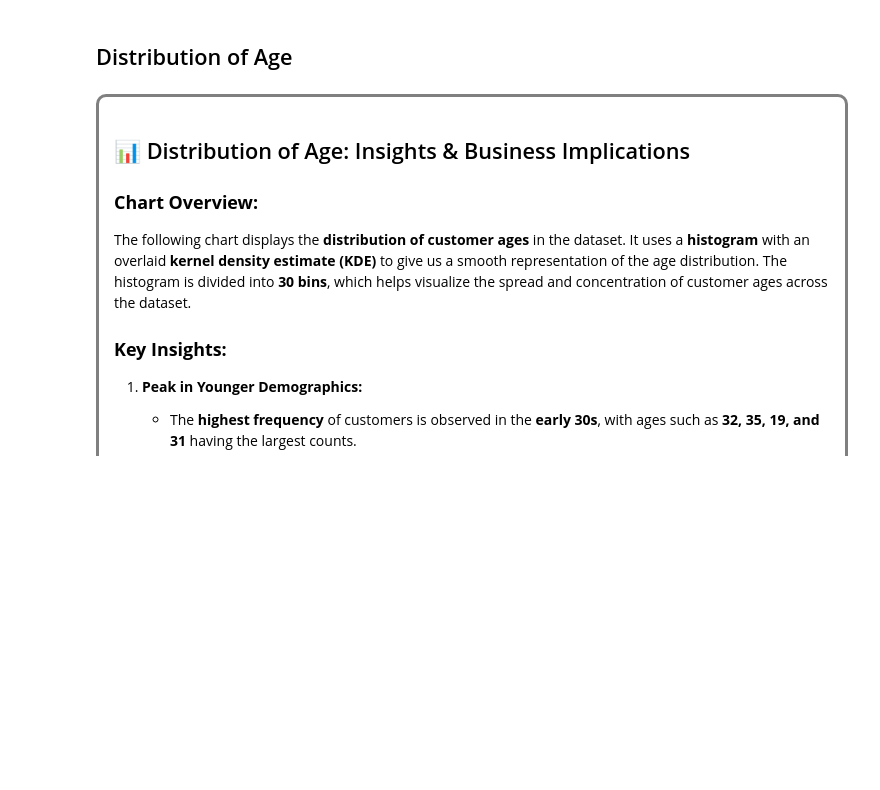
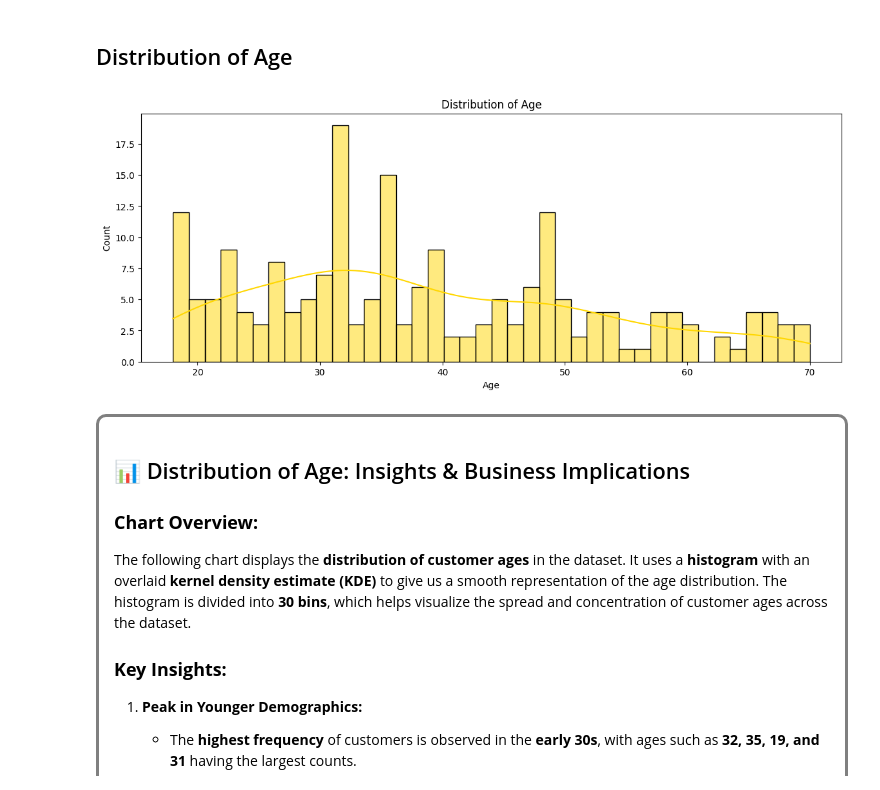
Before and after one commit to IbrahimAbdelsattar/Mall-Customer-Segmentation-, a Jupyter notebook: mall-customers-segmentation.ipynb, the cells around one changed output. Drawn from its saved outputs; the diff is of its cells as text; code cells hidden in the pictures; blank space fills up the shorter version.

```diff
--- a/mall-customers-segmentation.ipynb
+++ b/mall-customers-segmentation.ipynb
@@ -100,11 +145,13 @@ df.drop(columns='CustomerID',inplace=True)
 ## Distribution of Age
 # %%
 plt.figure(figsize=(14, 5))
-sns.histplot(df['Age'], bins=30, kde=True,color='gold')
+sns.histplot(df['Age'], bins=40, kde=True,color='gold')
 plt.title("Distribution of Age")
 plt.xlabel("Age")
 plt.ylabel("Count")
 plt.show()
+# %% [output]
+[figure, added]
 # %% [markdown]
 <div style="border-radius:10px; border:#808080 solid; padding: 15px; background-color:##F0E68C ; font-size:100%; text-align:left">
 
```
Also changed, not shown: parts of 27 cells of this notebook.
